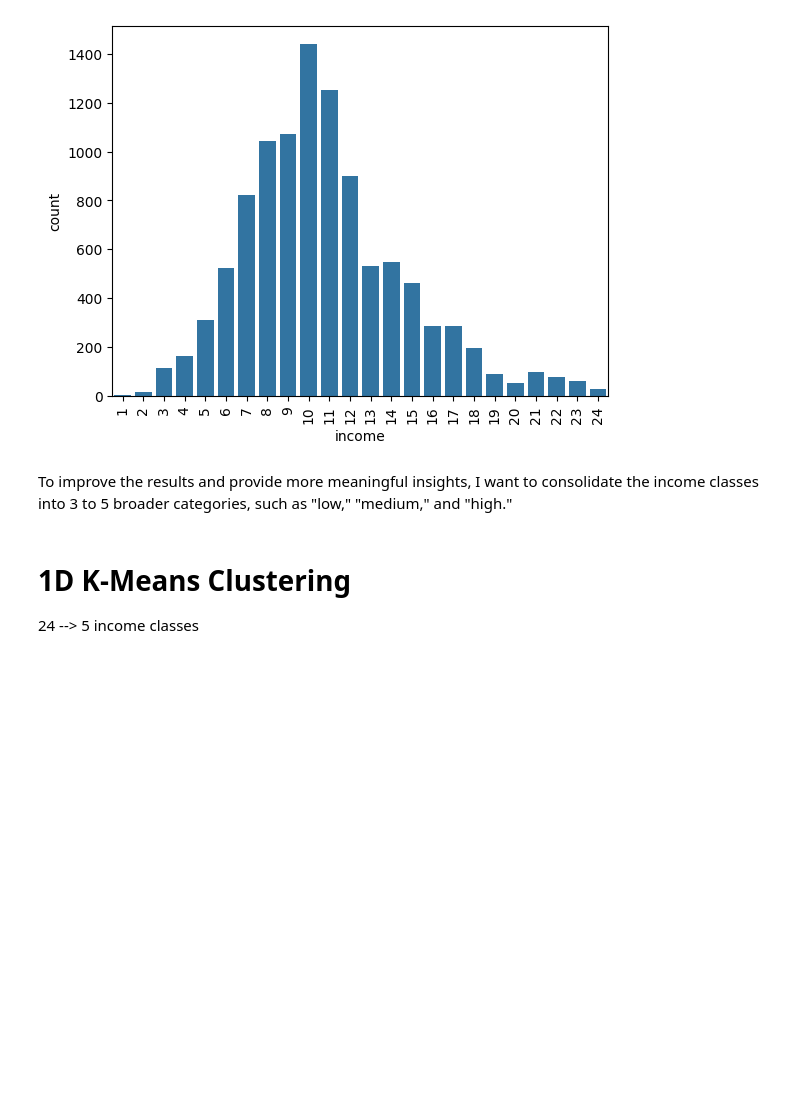
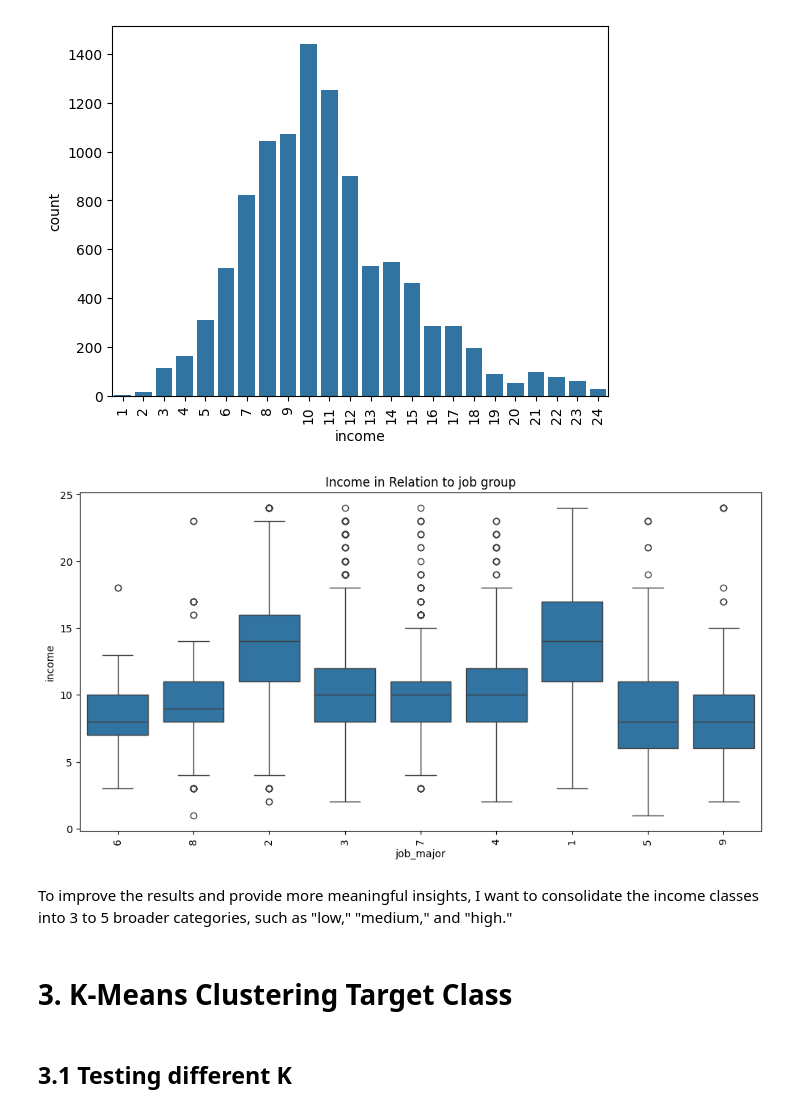
Before and after one commit to arne2204/Probabilistic-Machine-Learning_lecture-PROJECTS, a Jupyter notebook: projects/13-3NTXXXX_microcensus_income/notebooks/02_income_clustering.ipynb, the cells around one changed output. Drawn from its saved outputs; the diff is of its cells as text; code cells hidden in the pictures; blank space fills up the shorter version.

```diff
--- a/projects/13-3NTXXXX_microcensus_income/notebooks/02_income_clustering.ipynb
+++ b/projects/13-3NTXXXX_microcensus_income/notebooks/02_income_clustering.ipynb
@@ -16,0 +15,2 @@ Index(['income'], dtype='object')
+# %%
+X_train["job_major"] = X_train["job"].astype(str).str[0]
@@ -23,7 +37,18 @@ plt.tick_params(axis="x", rotation=90 )
 # %% [output]
 [figure]
+# %%
+df = X_train.copy()
+df["income"] = y_train
+
+# Beispiel: Boxplot Einkommen nach Beruf
+plt.figure(figsize=(12,6))
+sns.boxplot(data=df, x="job_major", y="income")
+plt.xticks(rotation=90)
+plt.title("Income in Relation to job group")
+plt.show()
+# %% [output]
+[figure, added]
 # %% [markdown]
 To improve the results and provide more meaningful insights, I want to consolidate the income classes into 3 to 5 broader categories, such as "low," "medium," and "high."
 # %% [markdown]
-# 1D K-Means Clustering
-24 --> 5 income classes
+# 3.  K-Means Clustering Target Class
@@ -44,0 +55,2 @@ x = np.arange(1,25).reshape(-1,1)
+# %% [markdown]
+## 3.1 Testing different K
```
Also changed, not shown: parts of 38 cells of this notebook, 7 other files.
